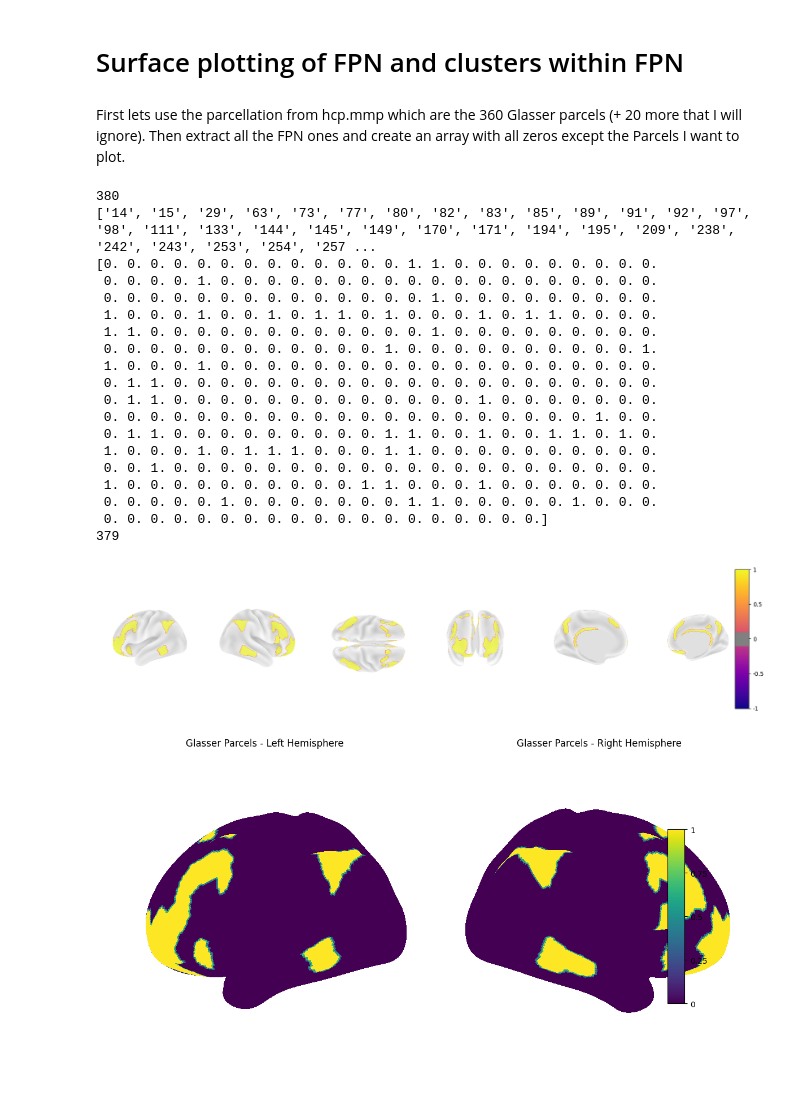
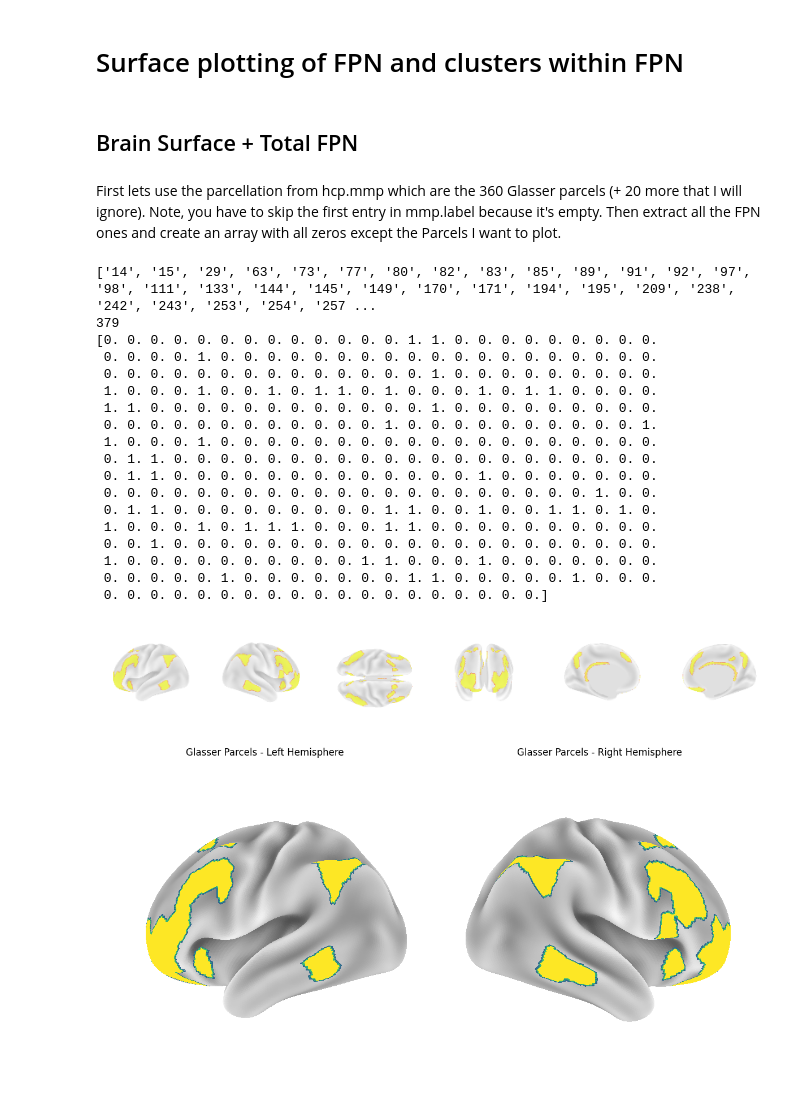
Before and after one commit to Cognitive-Neuroscience-Neurotechnology/ibc_latent, a Jupyter notebook: Dimensionality_reduction/Surface_Visualization.ipynb, the cells around one changed output. Drawn from its saved outputs; the diff is of its cells as text; code cells hidden in the pictures.

```diff
--- a/Dimensionality_reduction/Surface_Visualization.ipynb
+++ b/Dimensionality_reduction/Surface_Visualization.ipynb
@@ -6,8 +6,10 @@ import matplotlib.pyplot as plt
 from nilearn import plotting, image, surface, datasets
 import hcp_utils as hcp
 import nibabel as nib
+# %% [markdown]
+## Brain Surface + Total FPN
 # %% [markdown]
-First lets use the parcellation from hcp.mmp which are the 360 Glasser parcels (+ 20 more that I will ignore). Then extract all the FPN ones and create an array with all zeros except the Parcels I want to plot.
+First lets use the parcellation from hcp.mmp which are the 360 Glasser parcels (+ 20 more that I will ignore). Note, you have to skip the first entry in mmp.label because it's empty. Then extract all the FPN ones and create an array with all zeros except the Parcels I want to plot.
 # %%
 # hcp.mmp is the glasser parcellation
 mmp_greyordinates = hcp.mmp.map_all  # an integer array of size 91282, giving the id of each greyordinate
@@ -16,7 +18,6 @@ mmp_ids = hcp.mmp.ids
 
 # Set all parcels to 0
 Xp = np.zeros(len(hcp.mmp.labels))
-print(len(Xp))
 
 # Load the FPN parcellation key file
 file_path = '/home/hmueller2/Downloads/FPN_parcellation_cole/CortexSubcortex_ColeAnticevic_NetPartition_wSubcorGSR_parcels_LR_LabelKey.txt'
@@ -38,13 +39,13 @@ for idx in glasser_indices_FPN:
         Xp[mmp_ids[int(idx)]] = 1
 
 # Remove the first number from Xp
-Xp = Xp[1:381]
+Xp = Xp[1:380]
 
+print (len(Xp))
 print(Xp)
-print (len(Xp))
 # %% [output]
-380
 ['14', '15', '29', '63', '73', '77', '80', '82', '83', '85', '89', '91', '92', '97', '98', '111', '133', '144', '145', '149', '170', '171', '194', '195', '209', '238', '242', '243', '253', '254', '257 ...
+379
 [0. 0. 0. 0. 0. 0. 0. 0. 0. 0. 0. 0. 0. 1. 1. 0. 0. 0. 0. 0. 0. 0. 0. 0.
  0. 0. 0. 0. 1. 0. 0. 0. 0. 0. 0. 0. 0. 0. 0. 0. 0. 0. 0. 0. 0. 0. 0. 0.
  0. 0. 0. 0. 0. 0. 0. 0. 0. 0. 0. 0. 0. 0. 1. 0. 0. 0. 0. 0. 0. 0. 0. 0.
@@ -61,7 +62,6 @@ print (len(Xp))
  1. 0. 0. 0. 0. 0. 0. 0. 0. 0. 0. 1. 1. 0. 0. 0. 1. 0. 0. 0. 0. 0. 0. 0.
  0. 0. 0. 0. 0. 1. 0. 0. 0. 0. 0. 0. 0. 1. 1. 0. 0. 0. 0. 0. 1. 0. 0. 0.
  0. 0. 0. 0. 0. 0. 0. 0. 0. 0. 0. 0. 0. 0. 0. 0. 0. 0. 0.]
-379
 # %%
 # Map values to surface vertices
 surface_data = hcp.unparcellate(Xp, hcp.mmp)
@@ -146,35 +146,35 @@ plotting.plot_surf_stat_map(
     view='medial',
     colorbar=False,
     threshold=min_thresh,
     vmax=max_thresh,
     bg_map=hcp.mesh.sulc_left,
     bg_on_data=True,
     darkness=0.3,
     axes=ax,
     figure=fig,
     cmap=cm,
     symmetric_cbar=True
 )
 ax = fig.add_subplot(1, 6, 6, projection='3d')
 plotting.plot_surf_stat_map(
     hcp.mesh.very_inflated_right,
     hcp.right_cortex_data(hcp.unparcellate(Xp, hcp.mmp)),
     hemi='right',
     view='medial',
-    colorbar=True,
+    colorbar=False,
     threshold=min_thresh,
     vmax=max_thresh,
     bg_map=hcp.mesh.sulc_right,
     bg_on_data=True,
     darkness=0.3,
     axes=ax,
     figure=fig,
     cmap=cm,
     symmetric_cbar=True
 )
 plt.show()
 # %% [output]
-[figure, old version]
+[figure, new version]
 # %%
 import matplotlib.pyplot as plt
 from nilearn import plotting
@@ -218,4 +218,4 @@ plotting.plot_surf_stat_map(
 plt.tight_layout()
 plt.show()
 # %% [output]
-[figure, old version]
+[figure, new version]
```
Also changed, not shown: parts of 3 cells of this notebook.
